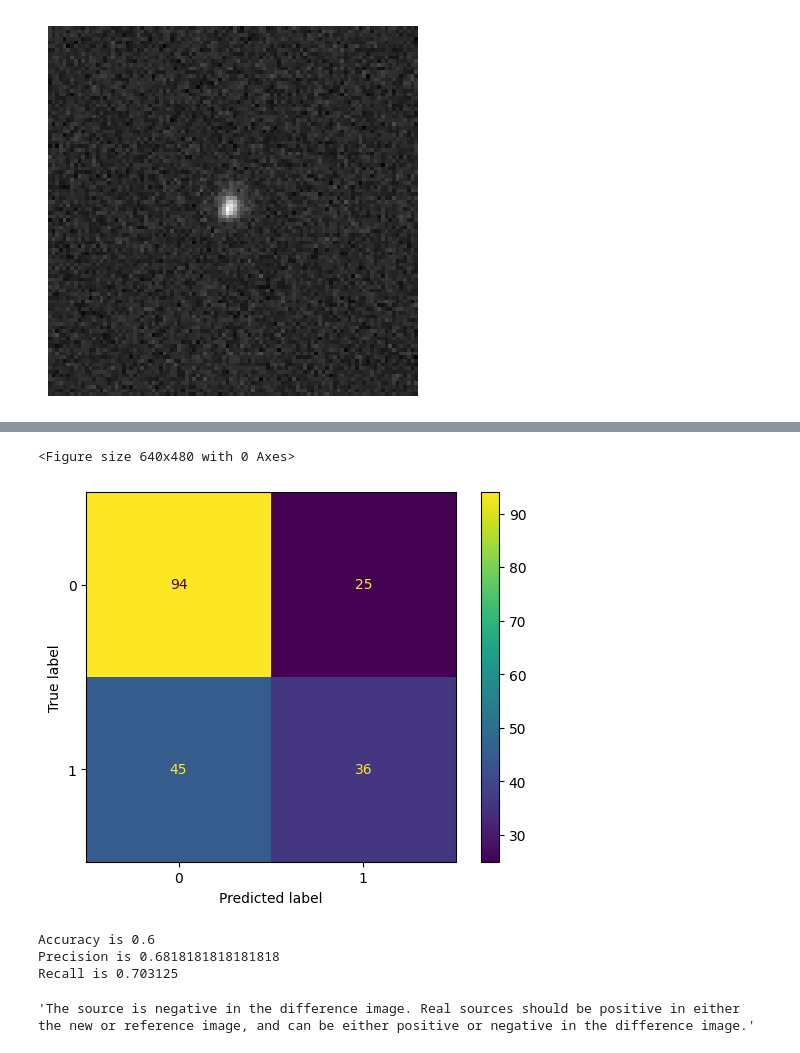
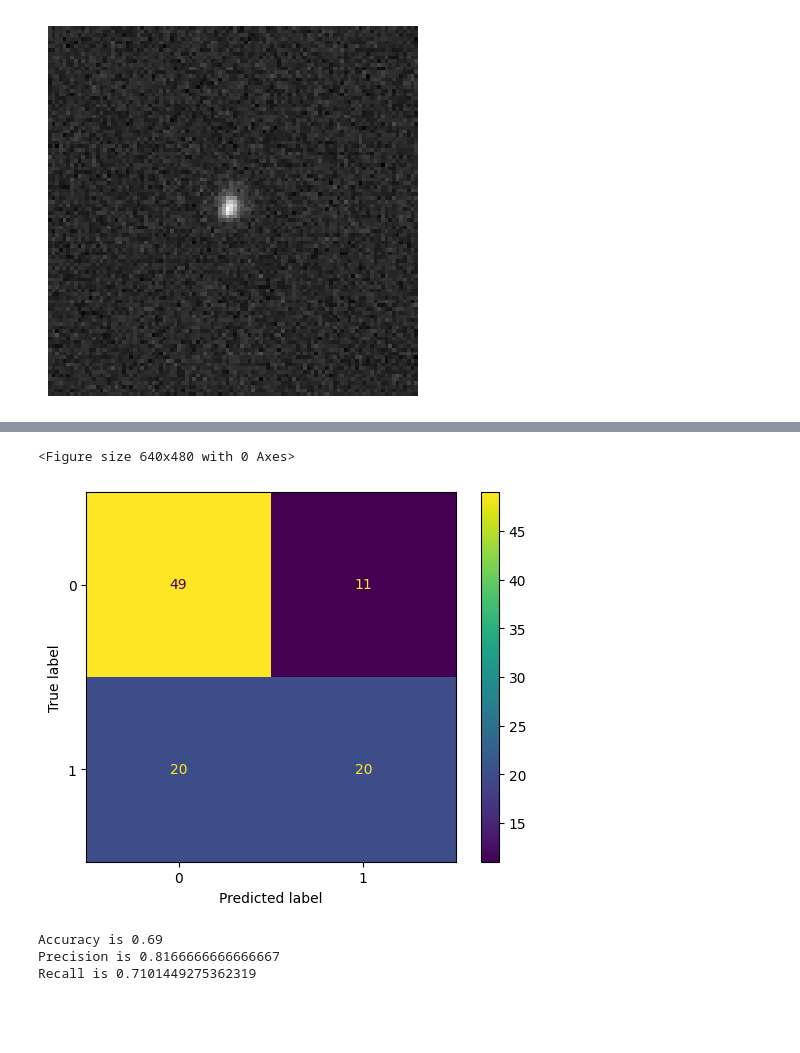
Before and after one commit to turanbulmus/spacehack, a Jupyter notebook: 01 - Prompt Engineering.ipynb, the cells around one changed output, grey strips where cells are left out. Saved outputs shown, nothing was run; the diff lists cells and outputs as text; code cells hidden in the pictures; blank space fills up the shorter version.

Commit message:
updated prompt with METHOD

```diff
--- a/01 - Prompt Engineering.ipynb
+++ b/01 - Prompt Engineering.ipynb
@@ -287,9 +371,20 @@ TASK = ["""<TASK>
 Your task is to read the INSTRUCTIONS and look at the 3 images, classify if these 3 images to be Real or Bogus. Provide your thought process to explain how you reasoned to provide the response. Respond in json format
 </TASK>\n
 """]
+# %%
+METHOD = ["""<METHOD>
+Do not simply provide a binary classification. Utilize your knowledge, the provided guide, and the image data to generate a comprehensive explanation for your classification.
+
+Employ a chain-of-thought process, clearly outlining each step of your analysis.
+Analyze each image individually and in relation to each other.
+For each feature you examine (shape, flux, etc.), describe your observations and how they contribute to your classification.
+If you observe features from the images described in the <INSTRUCTIONS> section, clearly identify them and relate them to your reasoning.
+If any of your observations contradict a potential classification, acknowledge the discrepancy and justify your final decision.
+</METHOD>
+"""]
 # %%
 stat_prompt = []
-stat_prompt.extend(PERSONA + INSTRUCTIONS + EXAMPLES + TASK)
+stat_prompt.extend(PERSONA + INSTRUCTIONS + EXAMPLES + METHOD +TASK)
 pred_df = pd.DataFrame(columns=["label", "prediction", "explanation"])
 
 #table_id = "turan-genai-bb.spacehack.batch_input"
@@ -305,7 +400,7 @@ for t in random.sample(range(17001), 100):
     #if errors == []:
     #    print("success")
     response = json.loads(generate(stat_prompt + dyna_prompt).text)
-    time.sleep(5)
+    time.sleep(6)
     print(t)
     pred_df.loc[t] = [labels_df['label'][t], response['class'], response['explanation']]
 # %% [output]
@@ -328,29 +423,25 @@ for t in random.sample(range(17001), 100):
 16670
 # %%
 #Save the predictions
-#pred_df.to_csv("pred1.csv")
-pred_df=pd.read_csv("pred.csv")
+pred_df.to_csv("pred2.csv")
+#pred_df=pd.read_csv("pred.csv")
 plt.clf()
 cm = confusion_matrix(pred_df.label, pred_df.prediction)
 disp = ConfusionMatrixDisplay(confusion_matrix=cm)
 disp.plot()
 plt.show()
 # %% [output]
 <Figure size 640x480 with 0 Axes>
-[figure, old version]
+[figure, new version]
 # %%
 TP = cm[0][0]
-TN = cm[0][1]
-FP = cm[1][0]
-FN = cm[1][1]
+TN = cm[1][1]
+FP = cm[0][1]
+FN = cm[1][0]
 print(f"Accuracy is {(TN+TP)/(TN+TP+FP+FN)}")
 print(f"Precision is {TP/(TP+FP)}")
 print(f"Recall is {TP/(TP+FN)}")
 # %% [output]
-Accuracy is 0.6
-Precision is 0.6818181818181818
-Recall is 0.703125
+Accuracy is 0.69
+Precision is 0.8166666666666667
+Recall is 0.7101449275362319
-# %%
-pred_df.explanation[1]
-# %% [output]
-'The source is negative in the difference image. Real sources should be positive in either the new or reference image, and can be either positive or negative in the difference image.'
```
Also changed, not shown: parts of 19 cells of this notebook, 2 other files.
